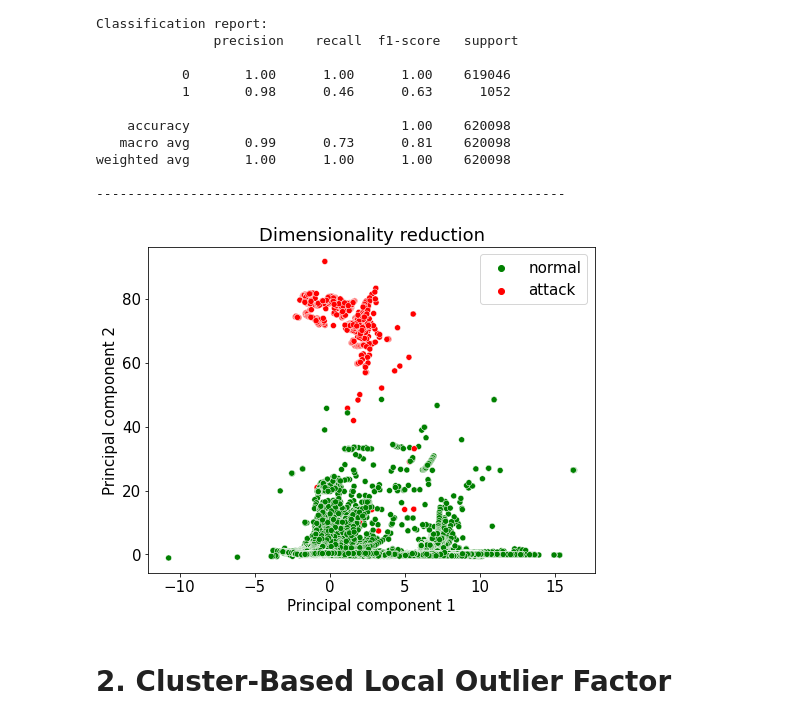
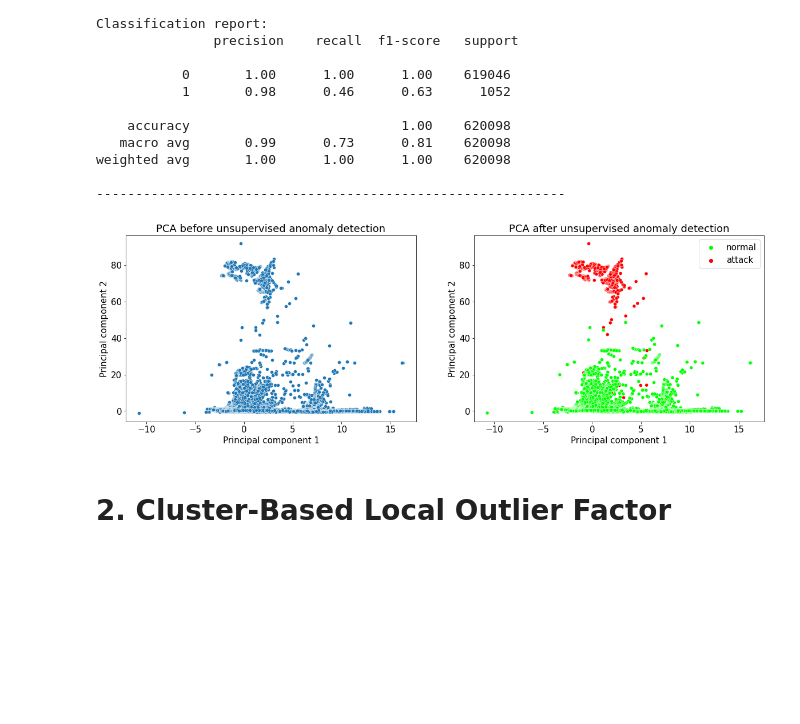
Before and after one commit to Owerre/Anomaly-Detection, a Jupyter notebook: Network-intrusion/notebooks/03-unsupervised-ml.ipynb, the cells around one changed output. Drawn from its saved outputs; the diff is of its cells as text; code cells hidden in the pictures; blank space fills up the shorter version.

```diff
--- a/Network-intrusion/notebooks/03-unsupervised-ml.ipynb
+++ b/Network-intrusion/notebooks/03-unsupervised-ml.ipynb
@@ -75,2 +72,0 @@ X = df.drop('v_29', axis =1)
-# %%
-transfxn.pca_plot_unlabeled(scaler.fit_transform(X), palette = None)
@@ -131,5 +125,5 @@ weighted avg       1.00      0.83      0.91    620098
 # %%
 # PCA plot with raw predicted labels
 if_y_pred = pd.Series(if_y_pred).map({0:'normal',1: 'attack'})
-transfxn.pca_plot_labeled(scaler.fit_transform(X), if_y_pred, palette = ['r', 'g'])
+transfxn.pca_plot(scaler.fit_transform(X), if_y_pred, palette = ['r', 'lime'])
 # %% [output]
@@ -165,9 +159,9 @@ weighted avg       1.00      1.00      1.00    620098
 # %%
 # PCA plot with raw predicted labels
 if_th_pred = pd.Series(if_th_pred).map({0:'normal',1: 'attack'})
-transfxn.pca_plot_labeled(scaler.fit_transform(X), if_th_pred, palette = ['g', 'r'])
+transfxn.pca_plot(scaler.fit_transform(X), if_th_pred, palette = ['lime', 'r'])
 # %% [output]
-[figure, old version]
+[figure, new version]
 # %% [markdown]
 # 2. Cluster-Based Local Outlier Factor
 # %%
```
Also changed, not shown: parts of 5 cells of this notebook, 3 other files.
